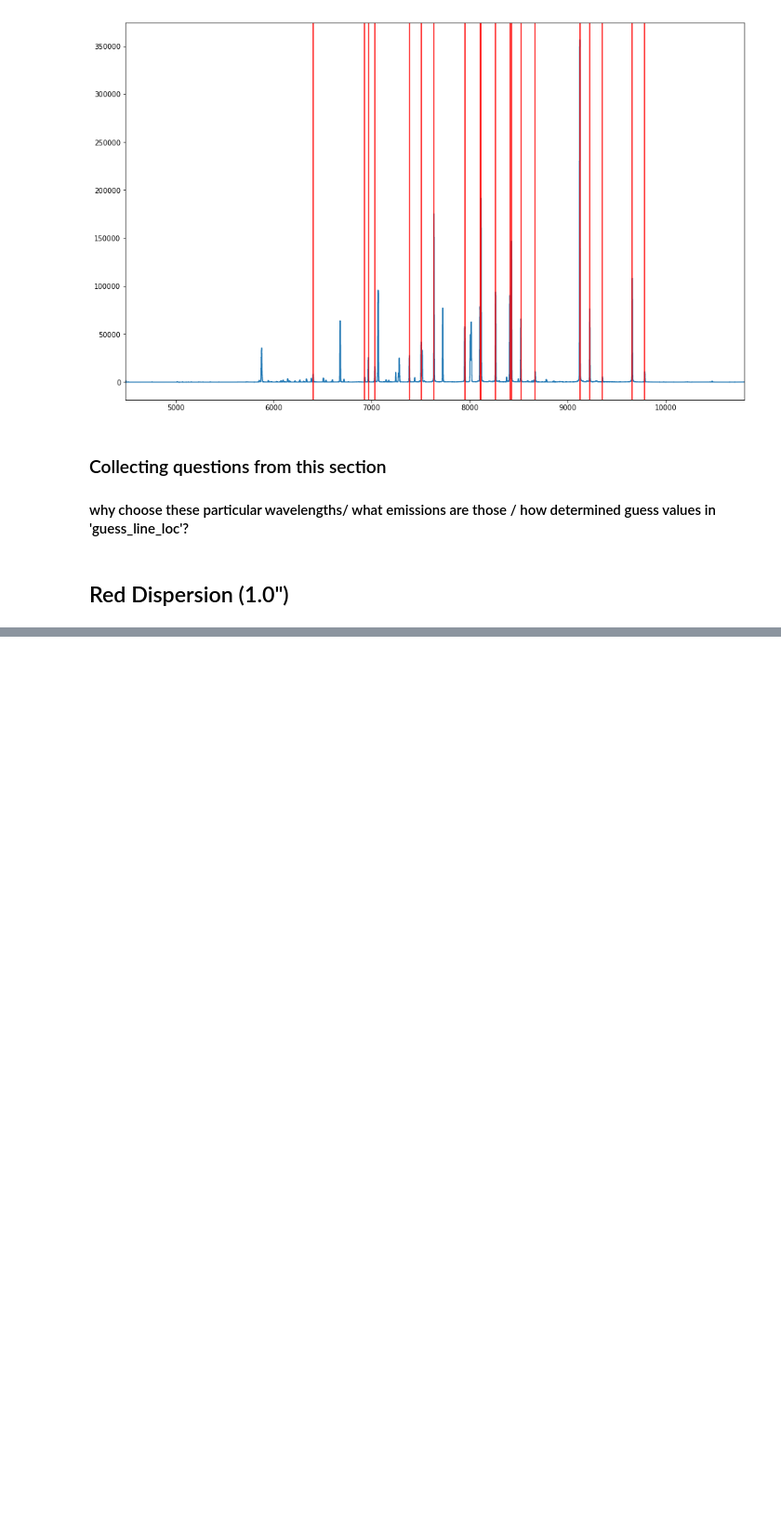
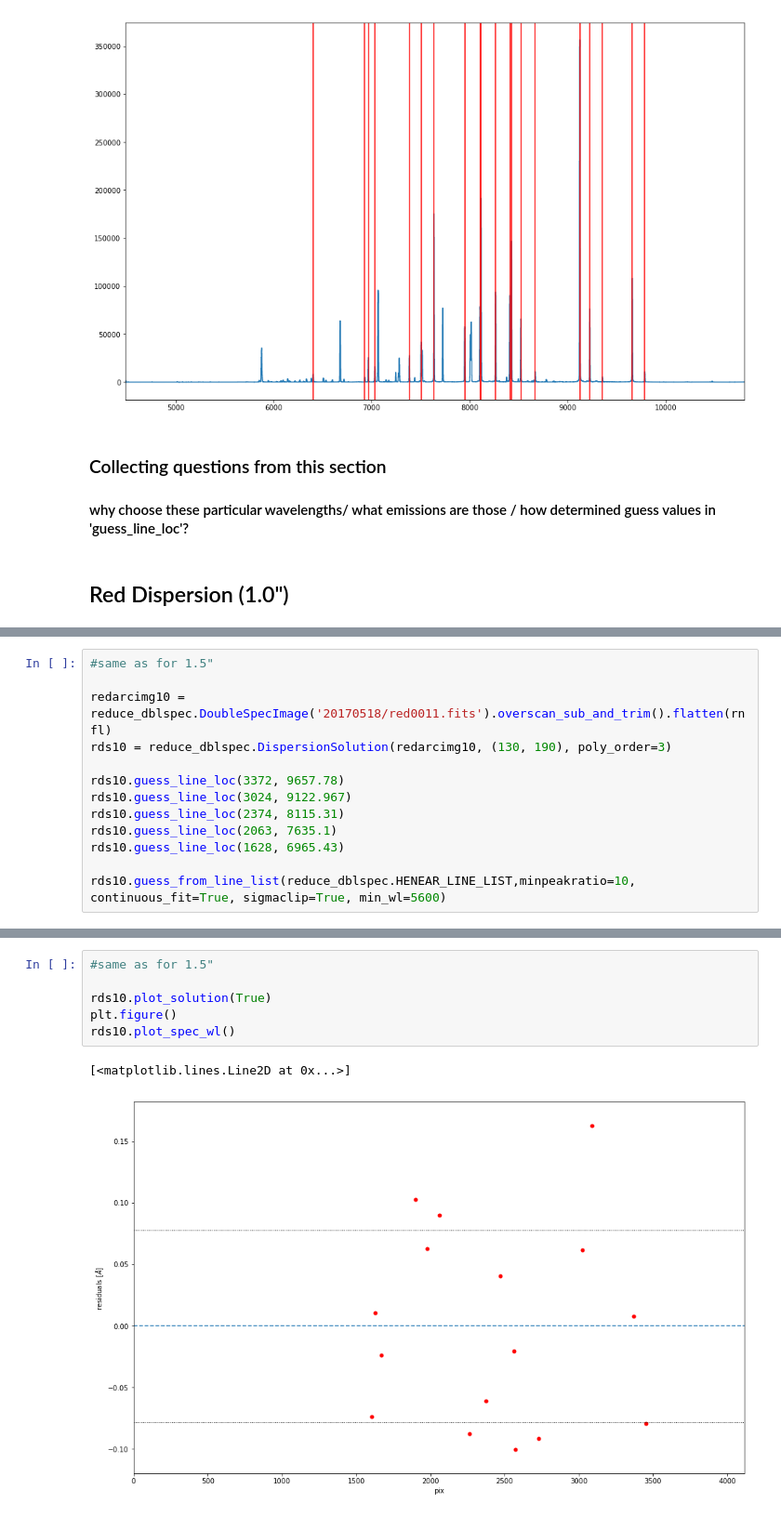
Before and after one commit to deerow22/data_reduction_scrap, a Jupyter notebook: my data reduction_scrap.ipynb, the cells around one changed output, grey strips where cells are left out. Shown: that part at 93% size. Drawn from its saved outputs; the diff is of its cells as text; blank space fills up the shorter version.

```diff
--- a/my data reduction_scrap.ipynb
+++ b/my data reduction_scrap.ipynb
@@ -225,0 +249,13 @@ rds.plot_spec_wl()
+# %%
+#same as for 1.5"
+
+redarcimg10 = reduce_dblspec.DoubleSpecImage('20170518/red0011.fits').overscan_sub_and_trim().flatten(rnfl)
+rds10 = reduce_dblspec.DispersionSolution(redarcimg10, (130, 190), poly_order=3)
+
+rds10.guess_line_loc(3372, 9657.78)
+rds10.guess_line_loc(3024, 9122.967)
+rds10.guess_line_loc(2374, 8115.31)
+rds10.guess_line_loc(2063, 7635.1)
+rds10.guess_line_loc(1628, 6965.43)
+
+rds10.guess_from_line_list(reduce_dblspec.HENEAR_LINE_LIST,minpeakratio=10, continuous_fit=True, sigmaclip=True, min_wl=5600)
@@ -225,0 +281,9 @@ rds.plot_spec_wl()
+# %%
+#same as for 1.5"
+
+rds10.plot_solution(True)
+plt.figure()
+rds10.plot_spec_wl()
+# %% [output]
+[<matplotlib.lines.Line2D at 0x...>]
+[figure, added]
```
Also changed, not shown: parts of 9 cells of this notebook.
